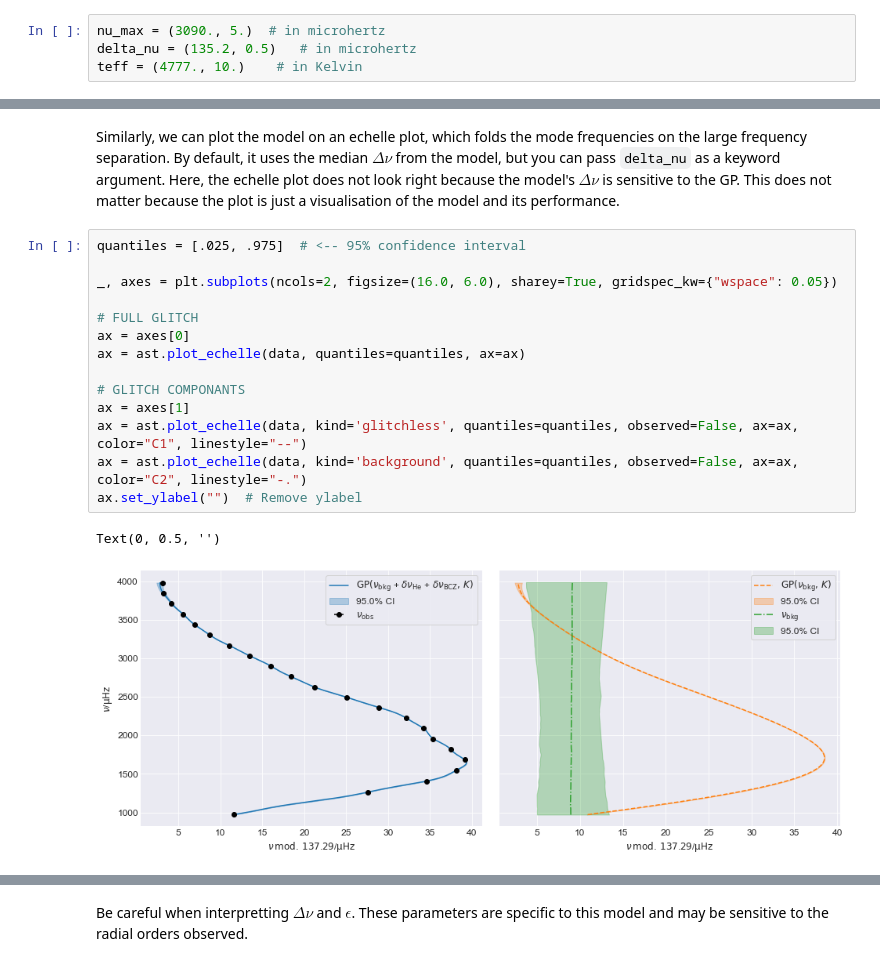
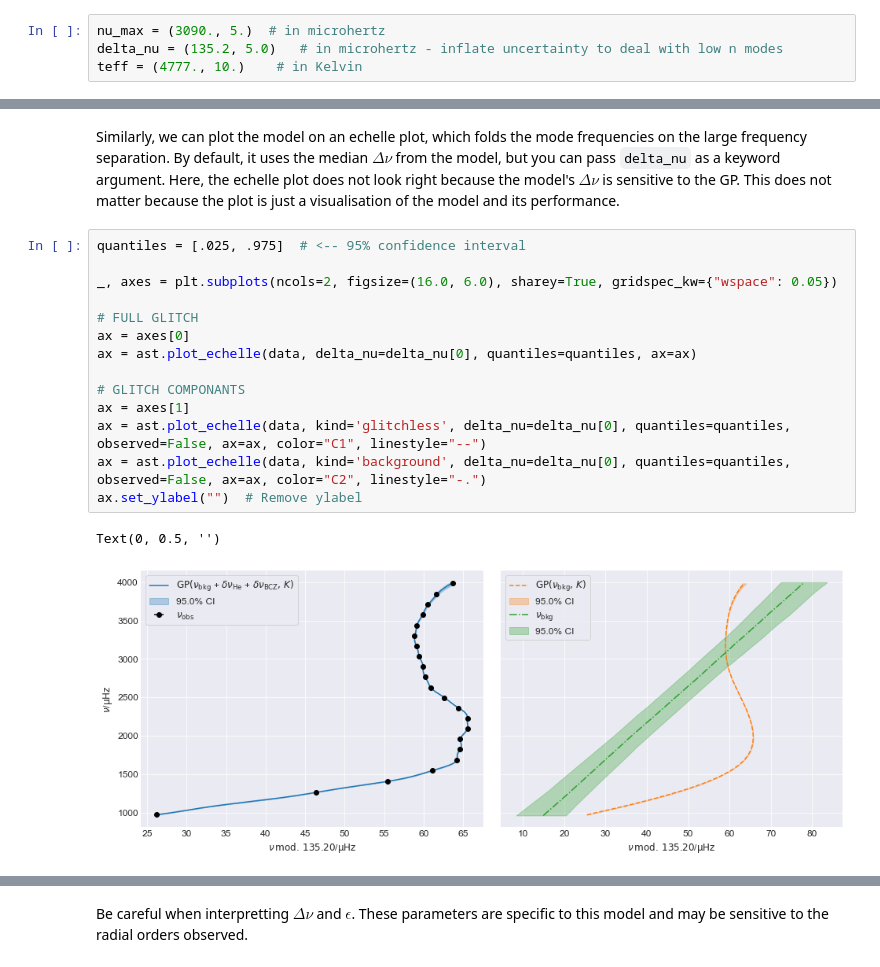
Before and after one commit to alexlyttle/asterion, a Jupyter notebook: examples/Sun-BiSON.ipynb, the cells around one changed output, grey strips where cells are left out. Cells and saved outputs as stored; diff of their text form.

```diff
--- a/examples/Sun-BiSON.ipynb
+++ b/examples/Sun-BiSON.ipynb
@@ -44,7 +44,7 @@ plt.rcParams['font.size'] = 12.0
 plt.rcParams['figure.figsize'] = [8.0, 6.0]
 # %%
 nu_max = (3090., 5.)  # in microhertz
-delta_nu = (135.2, 0.5)   # in microhertz
+delta_nu = (135.2, 5.0)   # in microhertz - inflate uncertainty to deal with low n modes
 teff = (4777., 10.)    # in Kelvin
 # %%
 model = GlitchModel(nu_max, delta_nu, teff=teff)
@@ -93,20 +93,20 @@ Similarly, we can plot the model on an echelle plot, which folds the mode freque
 # %%
 quantiles = [.025, .975]  # <-- 95% confidence interval
 
 _, axes = plt.subplots(ncols=2, figsize=(16.0, 6.0), sharey=True, gridspec_kw={"wspace": 0.05})
 
 # FULL GLITCH
 ax = axes[0]
-ax = ast.plot_echelle(data, quantiles=quantiles, ax=ax)
+ax = ast.plot_echelle(data, delta_nu=delta_nu[0], quantiles=quantiles, ax=ax)
 
 # GLITCH COMPONANTS
 ax = axes[1]
-ax = ast.plot_echelle(data, kind='glitchless', quantiles=quantiles, observed=False, ax=ax, color="C1", linestyle="--")
-ax = ast.plot_echelle(data, kind='background', quantiles=quantiles, observed=False, ax=ax, color="C2", linestyle="-.")
+ax = ast.plot_echelle(data, kind='glitchless', delta_nu=delta_nu[0], quantiles=quantiles, observed=False, ax=ax, color="C1", linestyle="--")
+ax = ast.plot_echelle(data, kind='background', delta_nu=delta_nu[0], quantiles=quantiles, observed=False, ax=ax, color="C2", linestyle="-.")
 ax.set_ylabel("")  # Remove ylabel
 # %% [output]
 Text(0, 0.5, '')
-[figure, old version]
+[figure, new version]
 # %%
 ast.plot_corner(data, var_names=['log_a_he', 'log_b_he', 'log_tau_he', 'phi_he', 'he_amplitude']);
 # %% [output]
```
Also changed, not shown: parts of 12 cells of this notebook, 5 other files.
